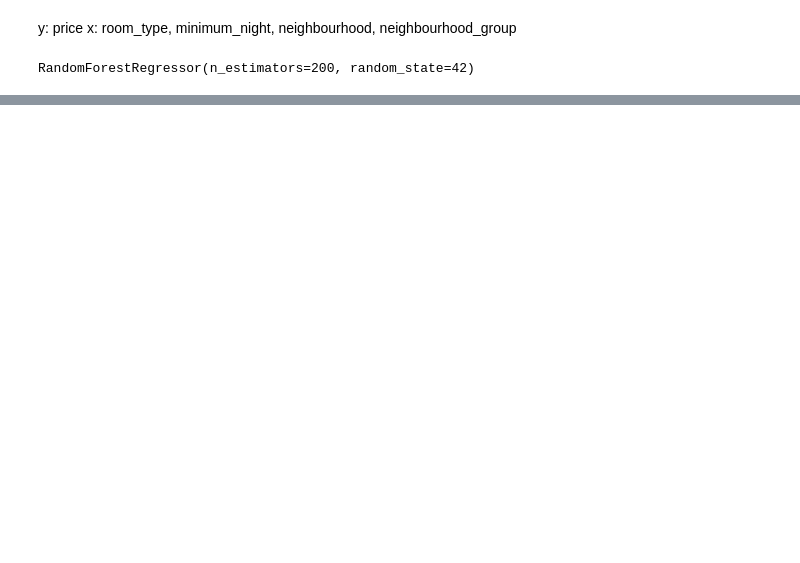
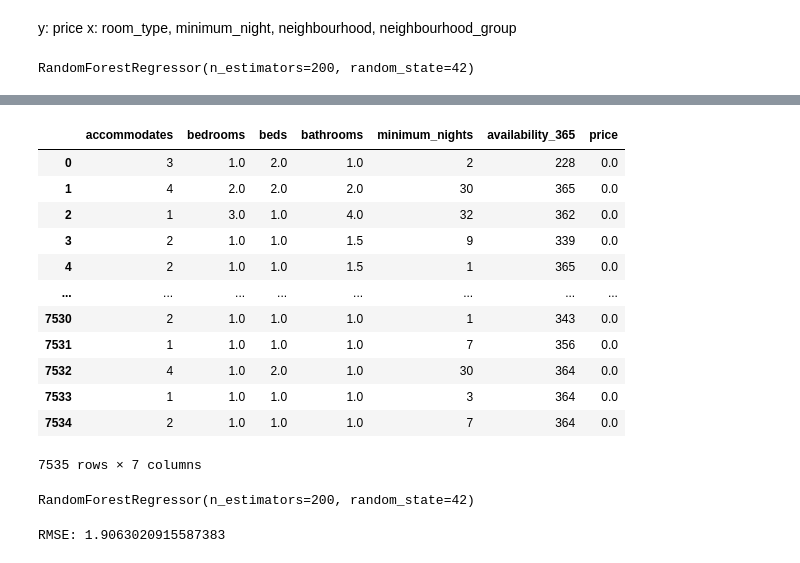
Before and after one commit to peilala/imt574_ml_final_project, a Jupyter notebook: 574_final_project.ipynb, the cells around one changed output, grey strips where cells are left out. Cells and saved outputs as stored; diff of their text form; code cells hidden in the pictures; blank space fills up the shorter version.

```diff
--- a/574_final_project.ipynb
+++ b/574_final_project.ipynb
@@ -146,0 +131,28 @@ plt.show()
+# %%
+sf = pd.read_csv("listings_1.csv.gz")
+# %%
+sf = sf.fillna(0)
+# %%
+sf["price"] = (
+    sf["price"]
+    .replace(r"[\$,]", "", regex=True)
+    .astype(float)
+)
+# %%
+df_sf = sf[features]
+df_sf = df_sf.fillna(0)
+df_sf
+# %% [output]
+|  | accommodates | bedrooms | beds | bathrooms | minimum_nights | availability_365 | price |
+| 0 | 3 | 1.0 | 2.0 | 1.0 | 2 | 228 | 0.0 |
+| 1 | 4 | 2.0 | 2.0 | 2.0 | 30 | 365 | 0.0 |
+| 2 | 1 | 3.0 | 1.0 | 4.0 | 32 | 362 | 0.0 |
+| 3 | 2 | 1.0 | 1.0 | 1.5 | 9 | 339 | 0.0 |
+| 4 | 2 | 1.0 | 1.0 | 1.5 | 1 | 365 | 0.0 |
+| ... | ... | ... | ... | ... | ... | ... | ... |
+| 7530 | 2 | 1.0 | 1.0 | 1.0 | 1 | 343 | 0.0 |
+| 7531 | 1 | 1.0 | 1.0 | 1.0 | 7 | 356 | 0.0 |
+| 7532 | 4 | 1.0 | 2.0 | 1.0 | 30 | 364 | 0.0 |
+| 7533 | 1 | 1.0 | 1.0 | 1.0 | 3 | 364 | 0.0 |
+| 7534 | 2 | 1.0 | 1.0 | 1.0 | 7 | 364 | 0.0 |
+7535 rows × 7 columns
@@ -146,0 +167,9 @@ plt.show()
+# %%
+rf = RandomForestRegressor(
+    n_estimators=200,
+    random_state=42
+)
+
+rf.fit(X_train_sf, y_train_sf)
+# %% [output]
+RandomForestRegressor(n_estimators=200, random_state=42)
@@ -146,0 +178,5 @@ plt.show()
+# %%
+rmse = root_mean_squared_error(y_test_sf, y_pred_sf)
+print("RMSE:", rmse)
+# %% [output]
+RMSE: 1.9063020915587383
```
Also changed, not shown: parts of 23 cells of this notebook.
